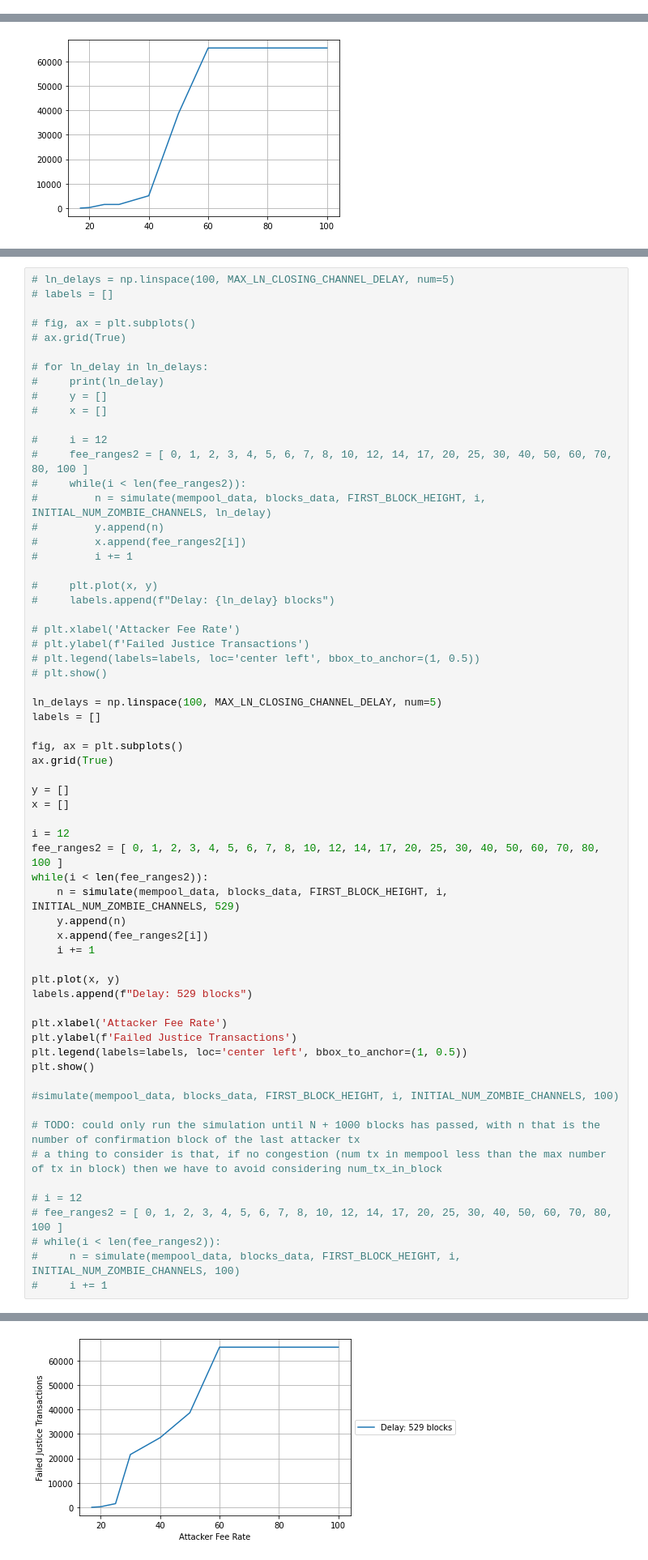
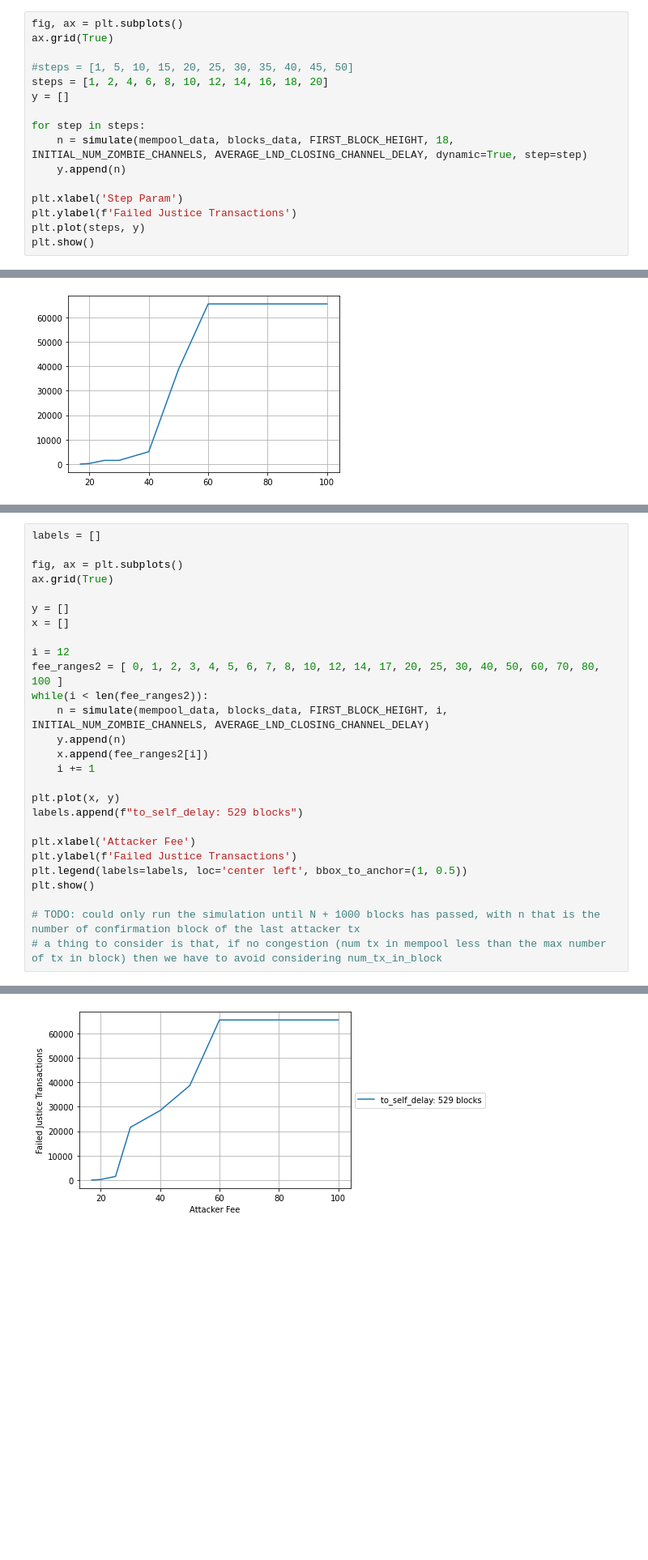
Before and after one commit to CosimoSguanci/Mass-Exit-Attacks-on-LN, a Jupyter notebook: StealFundsAttackSimulation-simplified.ipynb, the cells around one changed output, grey strips where cells are left out. Shown at 81% size. Drawn from its saved outputs; the diff is of its cells as text; blank space fills up the shorter version.

Commit message:
Cleanup Code StealFundsAttackSimulation

```diff
--- a/StealFundsAttackSimulation-simplified.ipynb
+++ b/StealFundsAttackSimulation-simplified.ipynb
@@ -422,0 +446,16 @@ def simulate(mempool_data, blocks_data, first_block_height, fee_index_attacker,
+# %%
+fig, ax = plt.subplots()
+ax.grid(True)
+
+#steps = [1, 5, 10, 15, 20, 25, 30, 35, 40, 45, 50]
+steps = [1, 2, 4, 6, 8, 10, 12, 14, 16, 18, 20]
+y = []
+
+for step in steps:
+    n = simulate(mempool_data, blocks_data, FIRST_BLOCK_HEIGHT, 18, INITIAL_NUM_ZOMBIE_CHANNELS, AVERAGE_LND_CLOSING_CHANNEL_DELAY, dynamic=True, step=step)
+    y.append(n)
+
+plt.xlabel('Step Param')
+plt.ylabel(f'Failed Justice Transactions')
+plt.plot(steps, y)
+plt.show()
@@ -505,32 +522,4 @@ Channels not able to close in time:  0
 # %%
-# ln_delays = np.linspace(100, MAX_LN_CLOSING_CHANNEL_DELAY, num=5)
-# labels = []
-
-# fig, ax = plt.subplots()
-# ax.grid(True)
-
-# for ln_delay in ln_delays:
-#     print(ln_delay)
-#     y = []
-#     x = []
-
-#     i = 12
-#     fee_ranges2 = [ 0, 1, 2, 3, 4, 5, 6, 7, 8, 10, 12, 14, 17, 20, 25, 30, 40, 50, 60, 70, 80, 100 ]
-#     while(i < len(fee_ranges2)):
-#         n = simulate(mempool_data, blocks_data, FIRST_BLOCK_HEIGHT, i, INITIAL_NUM_ZOMBIE_CHANNELS, ln_delay)
-#         y.append(n)
-#         x.append(fee_ranges2[i])
-#         i += 1
-
-#     plt.plot(x, y)
-#     labels.append(f"Delay: {ln_delay} blocks")
-
-# plt.xlabel('Attacker Fee Rate')
-# plt.ylabel(f'Failed Justice Transactions')
-# plt.legend(labels=labels, loc='center left', bbox_to_anchor=(1, 0.5))
-# plt.show()
-
-ln_delays = np.linspace(100, MAX_LN_CLOSING_CHANNEL_DELAY, num=5)
 labels = []
 
 fig, ax = plt.subplots()
@@ -542,29 +531,21 @@ x = []
 i = 12
 fee_ranges2 = [ 0, 1, 2, 3, 4, 5, 6, 7, 8, 10, 12, 14, 17, 20, 25, 30, 40, 50, 60, 70, 80, 100 ]
 while(i < len(fee_ranges2)):
-    n = simulate(mempool_data, blocks_data, FIRST_BLOCK_HEIGHT, i, INITIAL_NUM_ZOMBIE_CHANNELS, 529)
+    n = simulate(mempool_data, blocks_data, FIRST_BLOCK_HEIGHT, i, INITIAL_NUM_ZOMBIE_CHANNELS, AVERAGE_LND_CLOSING_CHANNEL_DELAY)
     y.append(n)
     x.append(fee_ranges2[i])
     i += 1
 
 plt.plot(x, y)
-labels.append(f"Delay: 529 blocks")
+labels.append(f"to_self_delay: 529 blocks")
 
-plt.xlabel('Attacker Fee Rate')
+plt.xlabel('Attacker Fee')
 plt.ylabel(f'Failed Justice Transactions')
 plt.legend(labels=labels, loc='center left', bbox_to_anchor=(1, 0.5))
 plt.show()
 
-#simulate(mempool_data, blocks_data, FIRST_BLOCK_HEIGHT, i, INITIAL_NUM_ZOMBIE_CHANNELS, 100)
-
 # TODO: could only run the simulation until N + 1000 blocks has passed, with n that is the number of confirmation block of the last attacker tx
 # a thing to consider is that, if no congestion (num tx in mempool less than the max number of tx in block) then we have to avoid considering num_tx_in_block
-
-# i = 12
-# fee_ranges2 = [ 0, 1, 2, 3, 4, 5, 6, 7, 8, 10, 12, 14, 17, 20, 25, 30, 40, 50, 60, 70, 80, 100 ]
-# while(i < len(fee_ranges2)):
-#     n = simulate(mempool_data, blocks_data, FIRST_BLOCK_HEIGHT, i, INITIAL_NUM_ZOMBIE_CHANNELS, 100)
-#     i += 1
 # %% [output]
 Finished mining attacker txs at block: 7620
 Finished at block  7960
@@ -577,10 +558,10 @@ Finished at block  7848
 Channels not able to close in time:  1493
 Finished mining attacker txs at block: 7289
 Finished at block  7704
 Channels not able to close in time:  21607
 ... (14 lines left out)
 Channels not able to close in time:  65560
 Finished mining attacker txs at block: 651
 Finished at block  6968
 Channels not able to close in time:  65560
-[figure, old version]
+[figure, new version]
```
Also changed, not shown: parts of 7 cells of this notebook.
